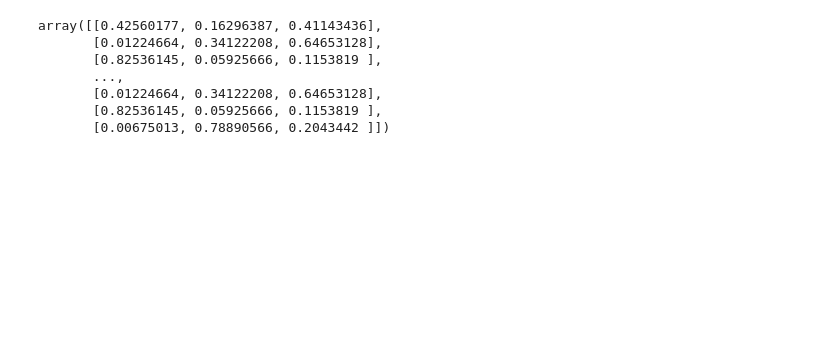
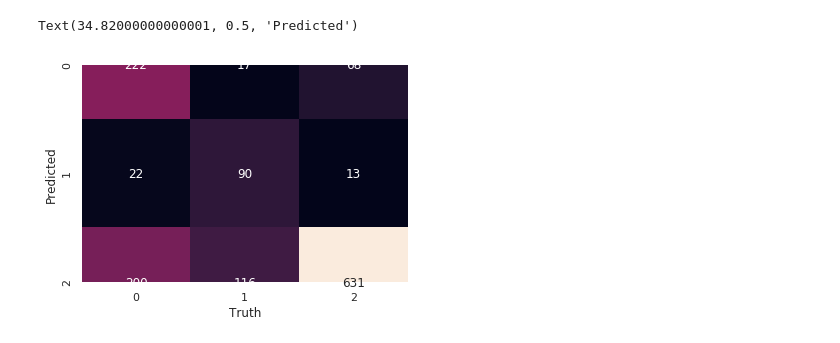
Before and after one commit to joserafael97/auditor-crawler, a Jupyter notebook: notbook/Untitled.ipynb, the cells around one changed output. Cells and saved outputs as stored; diff of their text form; code cells hidden in the pictures; blank space fills up the shorter version.

```diff
--- a/notbook/Untitled.ipynb
+++ b/notbook/Untitled.ipynb
@@ -80,15 +80,20 @@ gnb.fit(X_train, y_train)
 
 #Predict the response for test dataset
 y_pred = gnb.predict(X_test)
-gnb.predict_proba(X_test)
-# %% [output]
-array([[0.42560177, 0.16296387, 0.41143436],
-       [0.01224664, 0.34122208, 0.64653128],
-       [0.82536145, 0.05925666, 0.1153819 ],
-       ...,
-       [0.01224664, 0.34122208, 0.64653128],
-       [0.82536145, 0.05925666, 0.1153819 ],
-       [0.00675013, 0.78890566, 0.2043442 ]])
+# %%
+# Plot Confusion Matrix
+from sklearn.metrics import confusion_matrix
+
+
+mat = confusion_matrix(y_pred, y_test)
+names = np.unique(y_pred)
+sns.heatmap(mat, square=True, annot=True, fmt='d', cbar=False,
+            xticklabels=names, yticklabels=names)
+plt.xlabel('Truth')
+plt.ylabel('Predicted')
+# %% [output]
+Text(34.82000000000001, 0.5, 'Predicted')
+[figure, added]
 # %%
 #Import scikit-learn metrics module for accuracy calculation
 from sklearn import metrics
```
Also changed, not shown: parts of 5 cells of this notebook, 16 other files.
